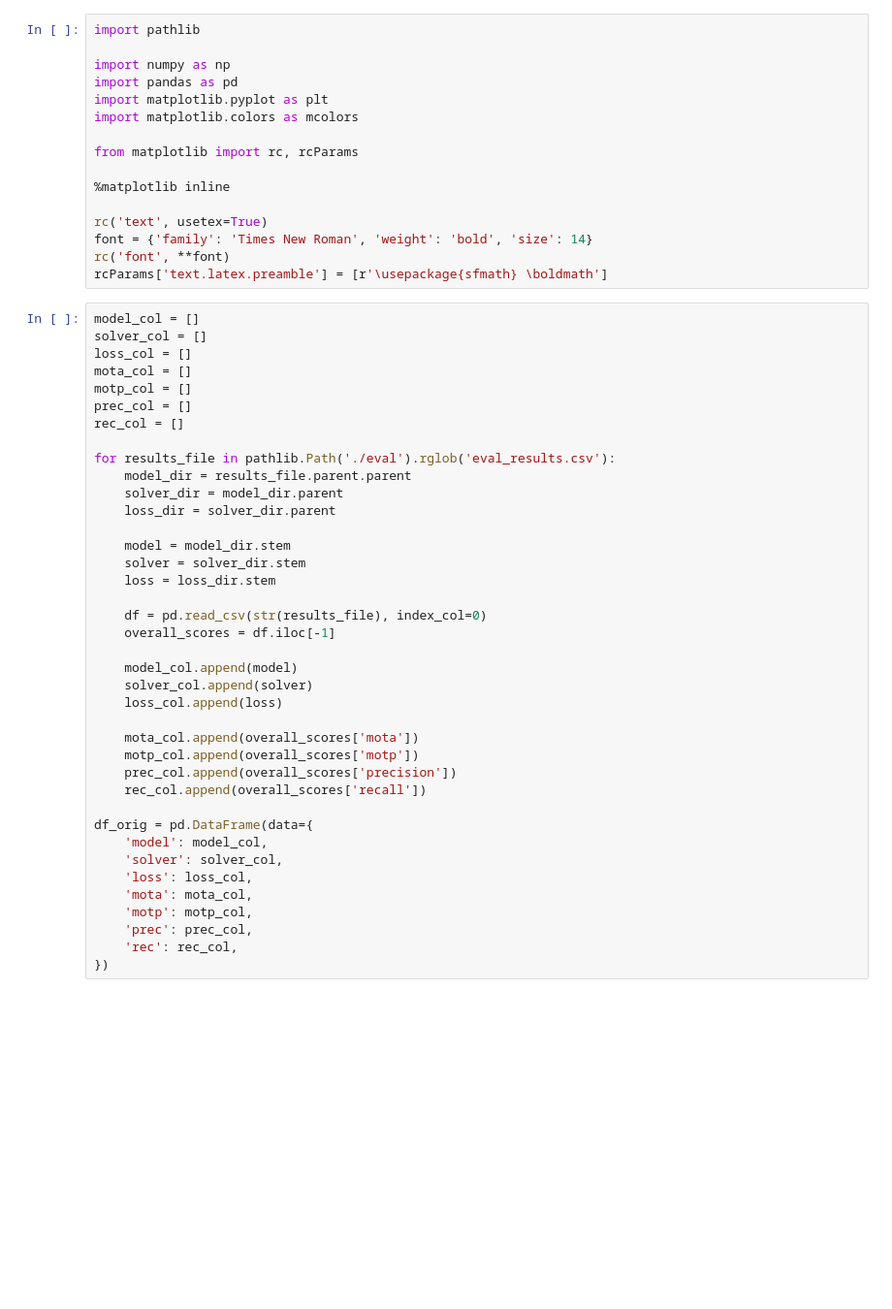
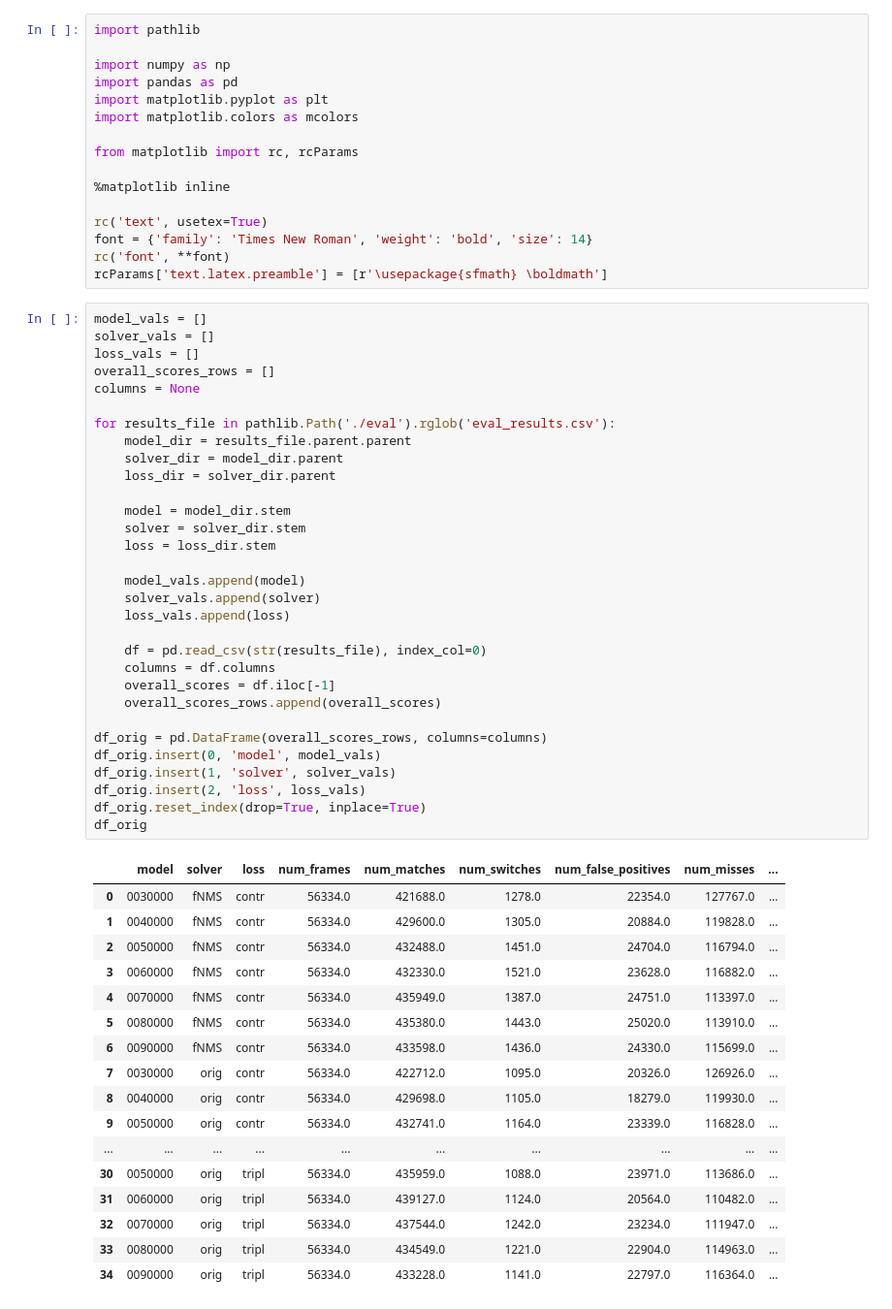
Before and after one commit to mondrasovic/siam-mot, a Jupyter notebook: tracker_cmp_plot.ipynb, the cells around one changed output. Shown at 97% size. Cells and saved outputs as stored; diff of their text form; blank space fills up the shorter version.

```diff
--- a/tracker_cmp_plot.ipynb
+++ b/tracker_cmp_plot.ipynb
@@ -15,41 +15,51 @@ font = {'family': 'Times New Roman', 'weight': 'bold', 'size': 14}
 rc('font', **font)
 rcParams['text.latex.preamble'] = [r'\usepackage{sfmath} \boldmath']
 # %%
-model_col = []
-solver_col = []
-loss_col = []
-mota_col = []
-motp_col = []
-prec_col = []
-rec_col = []
+model_vals = []
+solver_vals = []
+loss_vals = []
+overall_scores_rows = []
+columns = None
 
 for results_file in pathlib.Path('./eval').rglob('eval_results.csv'):
     model_dir = results_file.parent.parent
     solver_dir = model_dir.parent
     loss_dir = solver_dir.parent
 
     model = model_dir.stem
     solver = solver_dir.stem
     loss = loss_dir.stem
 
+    model_vals.append(model)
+    solver_vals.append(solver)
+    loss_vals.append(loss)
+
     df = pd.read_csv(str(results_file), index_col=0)
+    columns = df.columns
     overall_scores = df.iloc[-1]
+    overall_scores_rows.append(overall_scores)
 
-    model_col.append(model)
-    solver_col.append(solver)
-    loss_col.append(loss)
-
-    mota_col.append(overall_scores['mota'])
-    motp_col.append(overall_scores['motp'])
-    prec_col.append(overall_scores['precision'])
-    rec_col.append(overall_scores['recall'])
-
-df_orig = pd.DataFrame(data={
-    'model': model_col,
-    'solver': solver_col,
-    'loss': loss_col,
-    'mota': mota_col,
-    'motp': motp_col,
-    'prec': prec_col,
-    'rec': rec_col,
-})
+df_orig = pd.DataFrame(overall_scores_rows, columns=columns)
+df_orig.insert(0, 'model', model_vals)
+df_orig.insert(1, 'solver', solver_vals)
+df_orig.insert(2, 'loss', loss_vals)
+df_orig.reset_index(drop=True, inplace=True)
+df_orig
+# %% [output]
+|  | model | solver | loss | num_frames | num_matches | num_switches | num_false_positives | num_misses | ... |
+| 0 | 0030000 | fNMS | contr | 56334.0 | 421688.0 | 1278.0 | 22354.0 | 127767.0 | ... |
+| 1 | 0040000 | fNMS | contr | 56334.0 | 429600.0 | 1305.0 | 20884.0 | 119828.0 | ... |
+| 2 | 0050000 | fNMS | contr | 56334.0 | 432488.0 | 1451.0 | 24704.0 | 116794.0 | ... |
+| 3 | 0060000 | fNMS | contr | 56334.0 | 432330.0 | 1521.0 | 23628.0 | 116882.0 | ... |
+| 4 | 0070000 | fNMS | contr | 56334.0 | 435949.0 | 1387.0 | 24751.0 | 113397.0 | ... |
+| 5 | 0080000 | fNMS | contr | 56334.0 | 435380.0 | 1443.0 | 25020.0 | 113910.0 | ... |
+| 6 | 0090000 | fNMS | contr | 56334.0 | 433598.0 | 1436.0 | 24330.0 | 115699.0 | ... |
+| 7 | 0030000 | orig | contr | 56334.0 | 422712.0 | 1095.0 | 20326.0 | 126926.0 | ... |
+| 8 | 0040000 | orig | contr | 56334.0 | 429698.0 | 1105.0 | 18279.0 | 119930.0 | ... |
+| 9 | 0050000 | orig | contr | 56334.0 | 432741.0 | 1164.0 | 23339.0 | 116828.0 | ... |
+| ... | ... | ... | ... | ... | ... | ... | ... | ... | ... |
+| 30 | 0050000 | orig | tripl | 56334.0 | 435959.0 | 1088.0 | 23971.0 | 113686.0 | ... |
+| 31 | 0060000 | orig | tripl | 56334.0 | 439127.0 | 1124.0 | 20564.0 | 110482.0 | ... |
+| 32 | 0070000 | orig | tripl | 56334.0 | 437544.0 | 1242.0 | 23234.0 | 111947.0 | ... |
+| 33 | 0080000 | orig | tripl | 56334.0 | 434549.0 | 1221.0 | 22904.0 | 114963.0 | ... |
+| 34 | 0090000 | orig | tripl | 56334.0 | 433228.0 | 1141.0 | 22797.0 | 116364.0 | ... |
```
Also changed, not shown: parts of 4 cells of this notebook, 1 other file.
